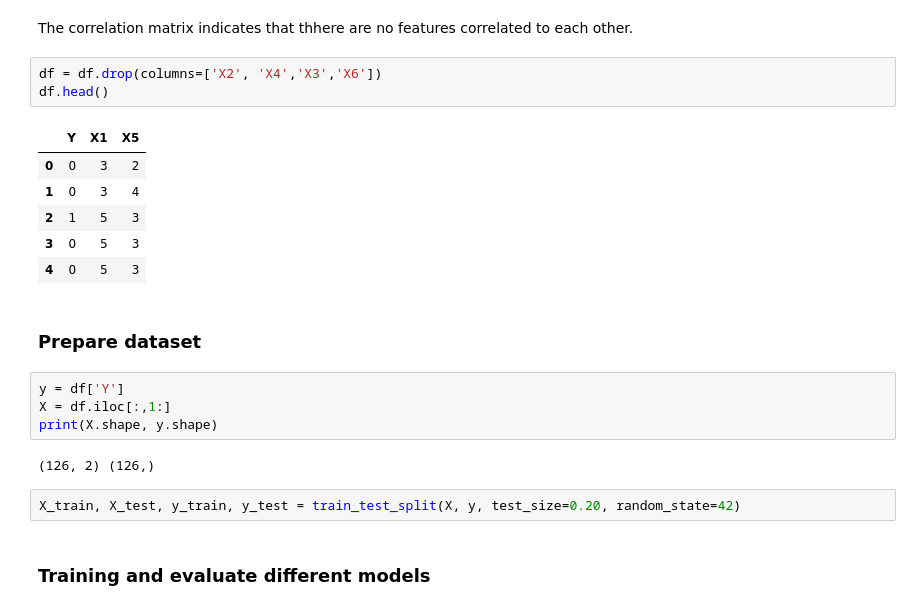
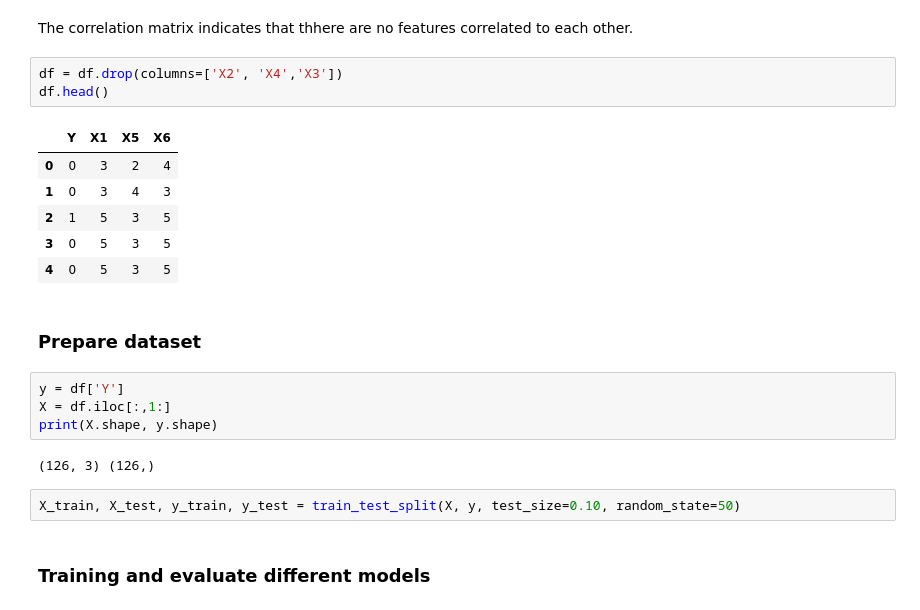
Before and after one commit to chiara89/mFi8znFt4ZE6Spwv, a Jupyter notebook: happyCustomerModel.ipynb, the cells around one changed output. Cells and saved outputs as stored; diff of their text form.

```diff
--- a/happyCustomerModel.ipynb
+++ b/happyCustomerModel.ipynb
@@ -357,15 +352,15 @@ plt.show()
 # %% [markdown]
 The correlation matrix indicates that thhere are no features correlated to each other.
 # %%
-df = df.drop(columns=['X2', 'X4','X3','X6'])
+df = df.drop(columns=['X2', 'X4','X3'])
 df.head()
 # %% [output]
-|  | Y | X1 | X5 |
-| 0 | 0 | 3 | 2 |
-| 1 | 0 | 3 | 4 |
-| 2 | 1 | 5 | 3 |
-| 3 | 0 | 5 | 3 |
-| 4 | 0 | 5 | 3 |
+|  | Y | X1 | X5 | X6 |
+| 0 | 0 | 3 | 2 | 4 |
+| 1 | 0 | 3 | 4 | 3 |
+| 2 | 1 | 5 | 3 | 5 |
+| 3 | 0 | 5 | 3 | 5 |
+| 4 | 0 | 5 | 3 | 5 |
 # %% [markdown]
 ### Prepare dataset
 # %%
@@ -373,9 +368,9 @@ y = df['Y']
 X = df.iloc[:,1:]
 print(X.shape, y.shape)
 # %% [output]
-(126, 2) (126,)
+(126, 3) (126,)
 # %%
-X_train, X_test, y_train, y_test = train_test_split(X, y, test_size=0.20, random_state=42)
+X_train, X_test, y_train, y_test = train_test_split(X, y, test_size=0.10, random_state=50)
 # %% [markdown]
 ### Training and evaluate different models
 # %%
```
Also changed, not shown: parts of 11 cells of this notebook.
